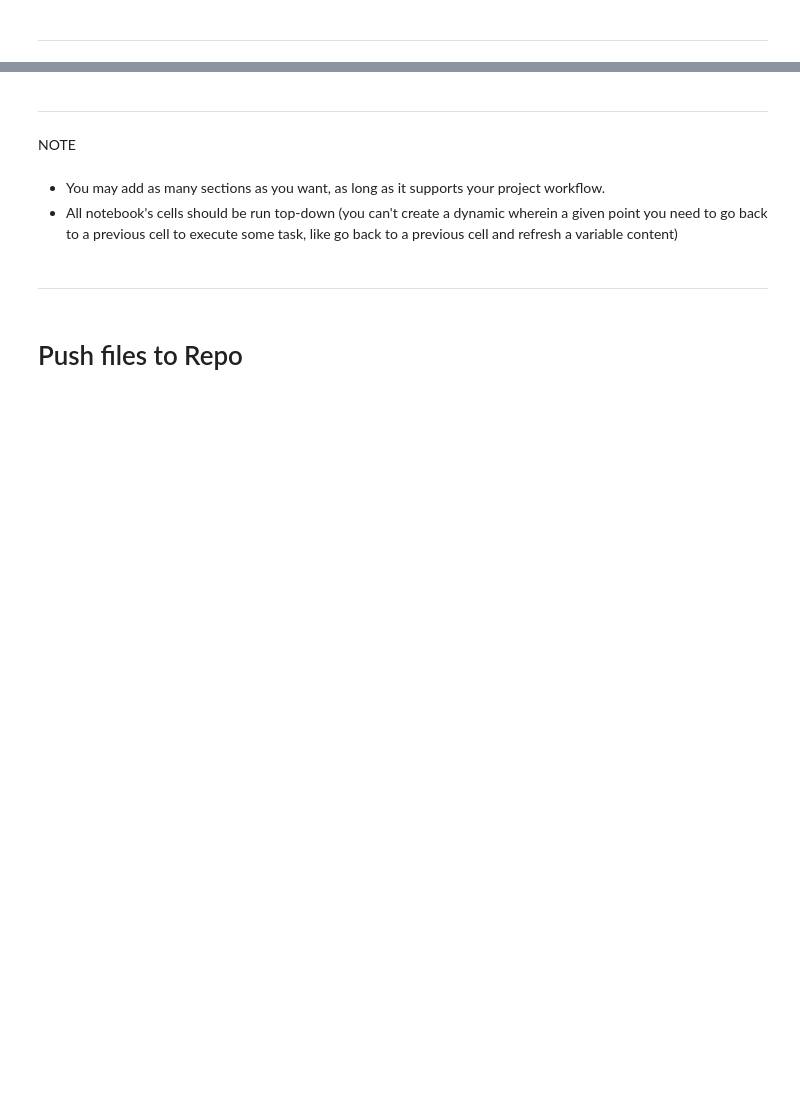
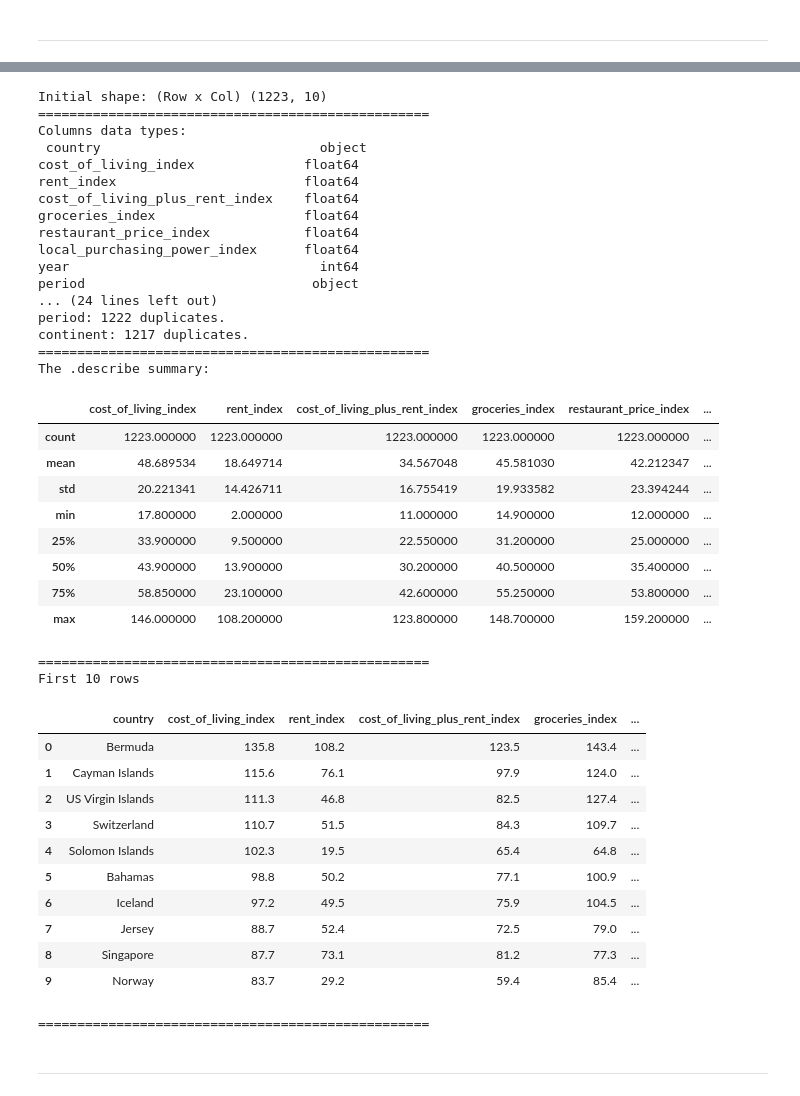
Before and after one commit to 13NateMate37/Hackathon26_Economy_in_UK, a Jupyter notebook: jupyter_notebooks/Nate_ETL.ipynb, the cells around one changed output, grey strips where cells are left out. Drawn from its saved outputs; the diff is of its cells as text; code cells hidden in the pictures; blank space fills up the shorter version.

```diff
--- a/jupyter_notebooks/Nate_ETL.ipynb
+++ b/jupyter_notebooks/Nate_ETL.ipynb
@@ -87,11 +80,45 @@ df_clean[""]
+# %%
+InitialInspect(df_raw)
+# %% [output]
+Initial shape: (Row x Col) (1223, 10)
+==================================================
+Columns data types:
+ country                            object
+cost_of_living_index              float64
+rent_index                        float64
+cost_of_living_plus_rent_index    float64
+groceries_index                   float64
+restaurant_price_index            float64
+local_purchasing_power_index      float64
+year                                int64
+period                             object
+... (24 lines left out)
+period: 1222 duplicates.
+continent: 1217 duplicates.
+==================================================
+The .describe summary:
+|  | cost_of_living_index | rent_index | cost_of_living_plus_rent_index | groceries_index | restaurant_price_index | ... |
+| count | 1223.000000 | 1223.000000 | 1223.000000 | 1223.000000 | 1223.000000 | ... |
+| mean | 48.689534 | 18.649714 | 34.567048 | 45.581030 | 42.212347 | ... |
+| std | 20.221341 | 14.426711 | 16.755419 | 19.933582 | 23.394244 | ... |
+| min | 17.800000 | 2.000000 | 11.000000 | 14.900000 | 12.000000 | ... |
+| 25% | 33.900000 | 9.500000 | 22.550000 | 31.200000 | 25.000000 | ... |
+| 50% | 43.900000 | 13.900000 | 30.200000 | 40.500000 | 35.400000 | ... |
+| 75% | 58.850000 | 23.100000 | 42.600000 | 55.250000 | 53.800000 | ... |
+| max | 146.000000 | 108.200000 | 123.800000 | 148.700000 | 159.200000 | ... |
+==================================================
+First 10 rows
+|  | country | cost_of_living_index | rent_index | cost_of_living_plus_rent_index | groceries_index | ... |
+| 0 | Bermuda | 135.8 | 108.2 | 123.5 | 143.4 | ... |
+| 1 | Cayman Islands | 115.6 | 76.1 | 97.9 | 124.0 | ... |
+| 2 | US Virgin Islands | 111.3 | 46.8 | 82.5 | 127.4 | ... |
+| 3 | Switzerland | 110.7 | 51.5 | 84.3 | 109.7 | ... |
+| 4 | Solomon Islands | 102.3 | 19.5 | 65.4 | 64.8 | ... |
+| 5 | Bahamas | 98.8 | 50.2 | 77.1 | 100.9 | ... |
+| 6 | Iceland | 97.2 | 49.5 | 75.9 | 104.5 | ... |
+| 7 | Jersey | 88.7 | 52.4 | 72.5 | 79.0 | ... |
+| 8 | Singapore | 87.7 | 73.1 | 81.2 | 77.3 | ... |
+| 9 | Norway | 83.7 | 29.2 | 59.4 | 85.4 | ... |
+==================================================
 # %% [markdown]
 ---
-# %% [markdown]
-NOTE
-# %% [markdown]
-* You may add as many sections as you want, as long as it supports your project workflow.
-* All notebook's cells should be run top-down (you can't create a dynamic wherein a given point you need to go back to a previous cell to execute some task, like go back to a previous cell and refresh a variable content)
-# %% [markdown]
----
-# %% [markdown]
-# Push files to Repo
```
Also changed, not shown: parts of 9 cells of this notebook.
